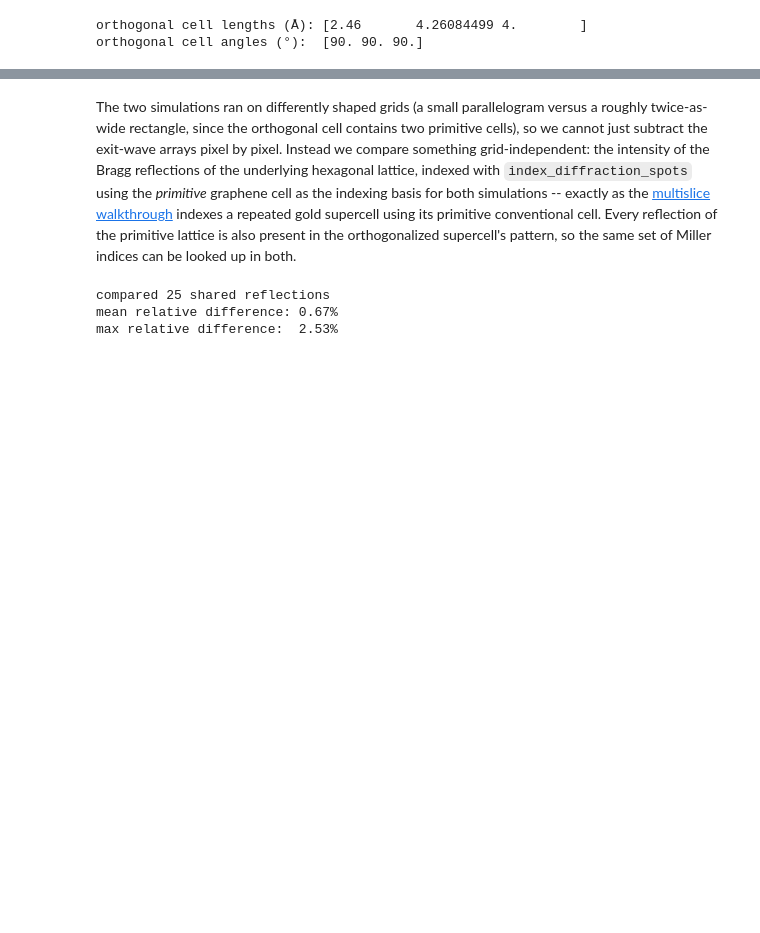
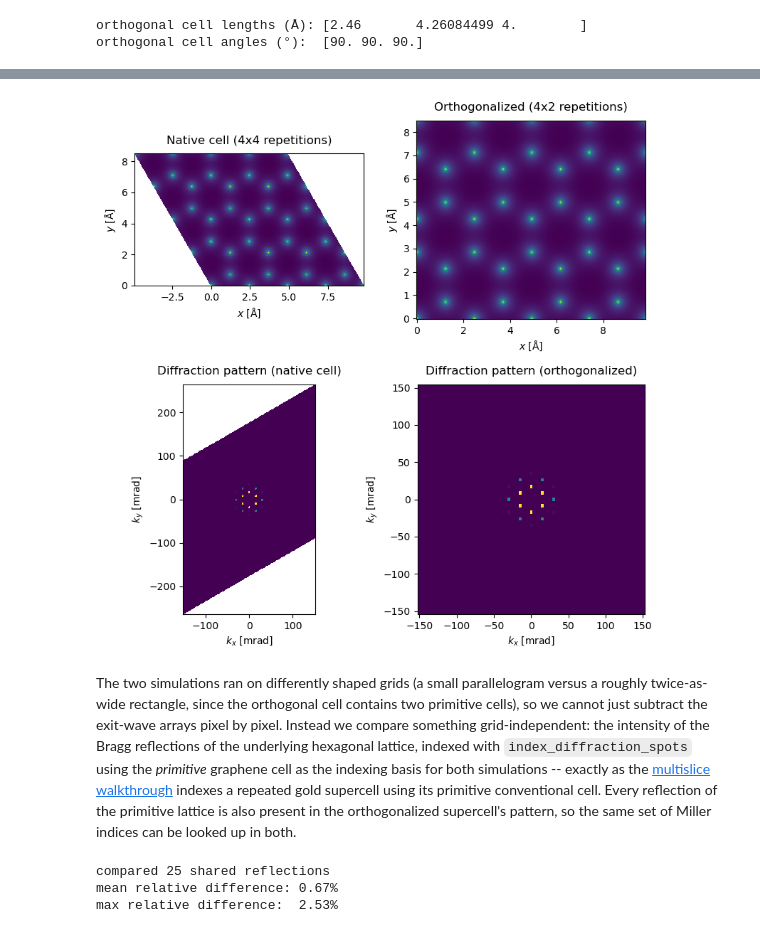
Before and after one commit to abTEM/doc, a Jupyter notebook: docs/user_guide/tutorials/non_orthogonal_grids.ipynb, the cells around one changed output, grey strips where cells are left out. Drawn from its saved outputs; the diff is of its cells as text; code cells hidden in the pictures; blank space fills up the shorter version.

```diff
--- a/docs/user_guide/tutorials/non_orthogonal_grids.ipynb
+++ b/docs/user_guide/tutorials/non_orthogonal_grids.ipynb
@@ -80,13 +82,13 @@ n_layers = 10  # a handful of unit cells stacked along z, ~40 Å total
 
 skew_stack = abtem.CrystalPotential(
     abtem.Potential(graphene_cell, sampling=0.05, slice_thickness=4.0),
-    (1, 1, n_layers),
+    (4, 4, n_layers),
 )
 orthogonal_stack = abtem.CrystalPotential(
     abtem.Potential(orthogonal_cell, sampling=0.05, slice_thickness=4.0),
-    (1, 1, n_layers),
+    (4, 2, n_layers),
 )
 
-print("skew potential gpts:      ", skew_stack.gpts)
-print("orthogonal potential gpts:", orthogonal_stack.gpts)
+print("skew potential gpts:      ", skew_stack.gpts, " extent (Å):", skew_stack.extent)
+print("orthogonal potential gpts:", orthogonal_stack.gpts, " extent (Å):", orthogonal_stack.extent)
 # %% [output]
@@ -99,3 +105,19 @@ orthogonal_exit = wave.multislice(orthogonal_stack).compute()
+# %%
+fig, axes = plt.subplots(2, 2, figsize=(8, 8))
+
+skew_stack.build(lazy=False).compute().show(ax=axes[0, 0], title="Native cell (4x4 repetitions)")
+orthogonal_stack.build(lazy=False).compute().show(ax=axes[0, 1], title="Orthogonalized (4x2 repetitions)")
+
+skew_exit.diffraction_patterns(max_angle=150).block_direct().show(
+    ax=axes[1, 0], units="mrad", title="Diffraction pattern (native cell)"
+)
+orthogonal_exit.diffraction_patterns(max_angle=150).block_direct().show(
+    ax=axes[1, 1], units="mrad", title="Diffraction pattern (orthogonalized)"
+)
+
+fig.tight_layout()
+# %% [output]
+[figure, added]
 # %% [markdown]
 The two simulations ran on differently shaped grids (a small parallelogram versus a roughly twice-as-wide rectangle, since the orthogonal cell contains two primitive cells), so we cannot just subtract the exit-wave arrays pixel by pixel. Instead we compare something grid-independent: the intensity of the Bragg reflections of the underlying hexagonal lattice, indexed with `index_diffraction_spots` using the *primitive* graphene cell as the indexing basis for both simulations -- exactly as the [multislice walkthrough](walkthrough:multislice) indexes a repeated gold supercell using its primitive conventional cell. Every reflection of the primitive lattice is also present in the orthogonalized supercell's pattern, so the same set of Miller indices can be looked up in both.
 # %%
```
Also changed, not shown: parts of 5 cells of this notebook.
